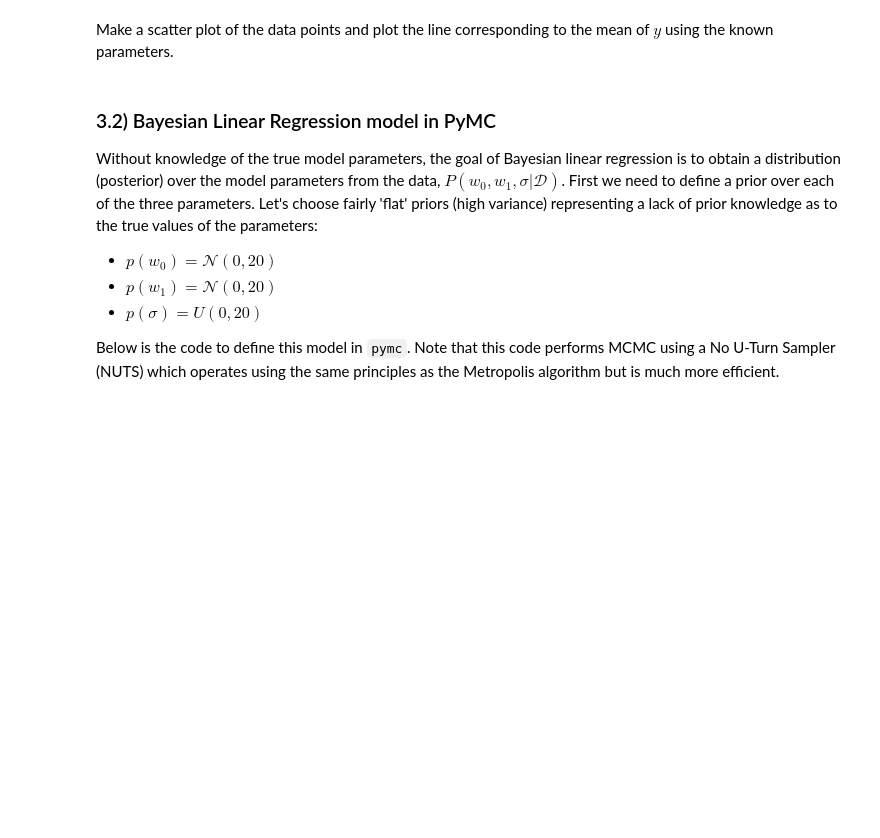
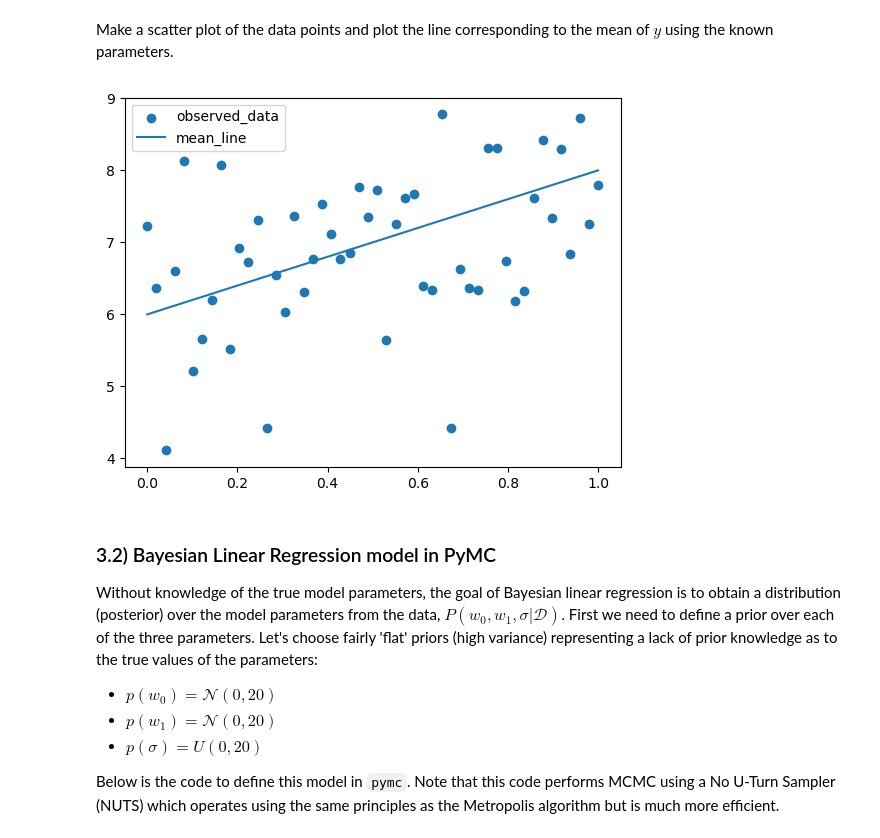
Before and after one commit to zhengjie2002/lab_sheets_public, a Jupyter notebook: lab4/lab4-Bayesian_Networks_MCMC_PyMC3.ipynb, the cells around one changed output. Drawn from its saved outputs; the diff is of its cells as text; code cells hidden in the pictures; blank space fills up the shorter version.

```diff
--- a/lab4/lab4-Bayesian_Networks_MCMC_PyMC3.ipynb
+++ b/lab4/lab4-Bayesian_Networks_MCMC_PyMC3.ipynb
@@ -165,3 +196,13 @@ Make a scatter plot of the data points and plot the line corresponding to the me
+# %%
+# write your code here
+plt.scatter(x,y, label="observed_data")
+y_known = true_w0 + true_w1*x
+
+plt.plot(x,y_known,label="mean_line")
+plt.legend()
+plt.show()
+# %% [output]
+[figure, added]
 # %% [markdown]
 ### 3.2) Bayesian Linear Regression model in PyMC
 
```
Also changed, not shown: parts of 10 cells of this notebook.
